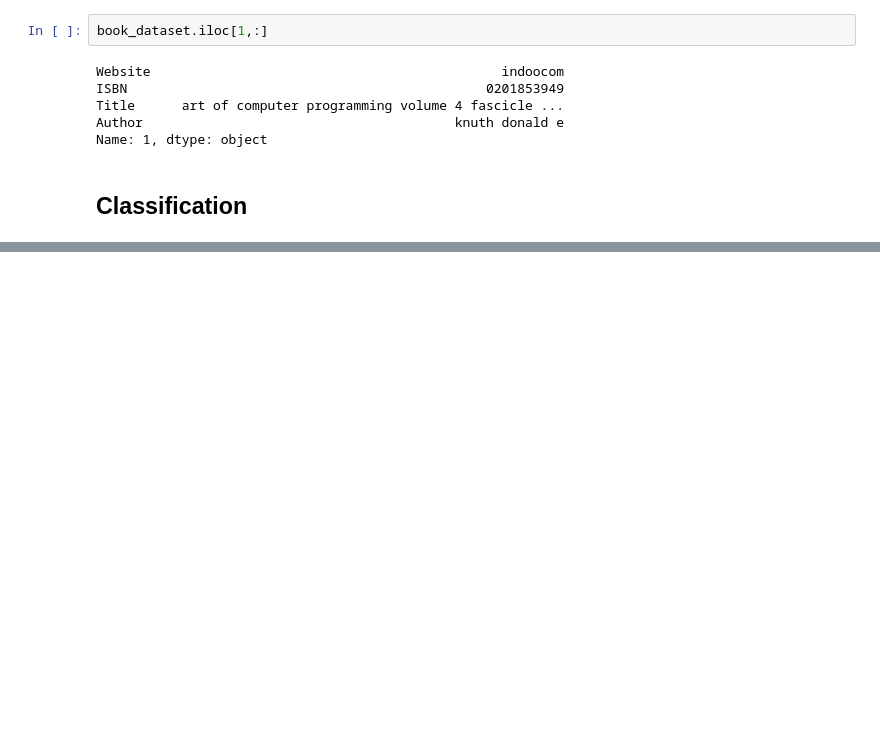
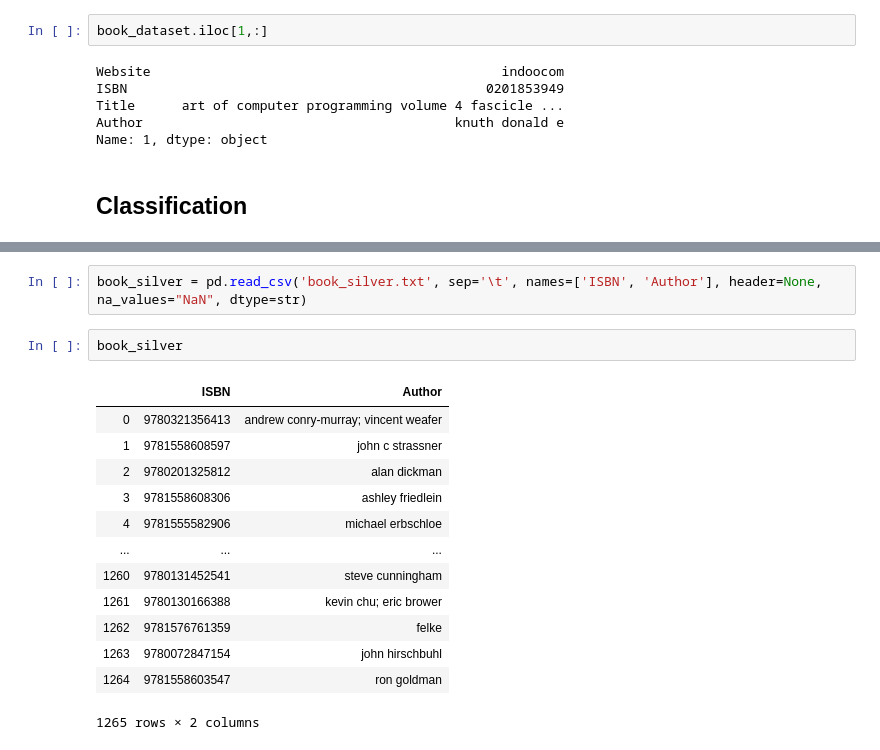
Before and after one commit to frenkowski/ML_aided_RecordLinkage, a Jupyter notebook: ProgettoAD.ipynb, the cells around one changed output, grey strips where cells are left out. Drawn from its saved outputs; the diff is of its cells as text; blank space fills up the shorter version.

Commit message:
Added Silver standard

```diff
--- a/ProgettoAD.ipynb
+++ b/ProgettoAD.ipynb
@@ -242,0 +265,18 @@ AttributeError: module 'array' has no attribute 'reshape'
+# %%
+book_silver = pd.read_csv('book_silver.txt', sep='\t', names=['ISBN', 'Author'], header=None, na_values="NaN", dtype=str)
+# %%
+book_silver
+# %% [output]
+|  | ISBN | Author |
+| 0 | 9780321356413 | andrew conry-murray; vincent weafer |
+| 1 | 9781558608597 | john c strassner |
+| 2 | 9780201325812 | alan dickman |
+| 3 | 9781558608306 | ashley friedlein |
+| 4 | 9781555582906 | michael erbschloe |
+| ... | ... | ... |
+| 1260 | 9780131452541 | steve cunningham |
+| 1261 | 9780130166388 | kevin chu; eric brower |
+| 1262 | 9781576761359 | felke |
+| 1263 | 9780072847154 | john hirschbuhl |
+| 1264 | 9781558603547 | ron goldman |
+1265 rows × 2 columns
```
Also changed, not shown: parts of 15 cells of this notebook, 2 other files.
